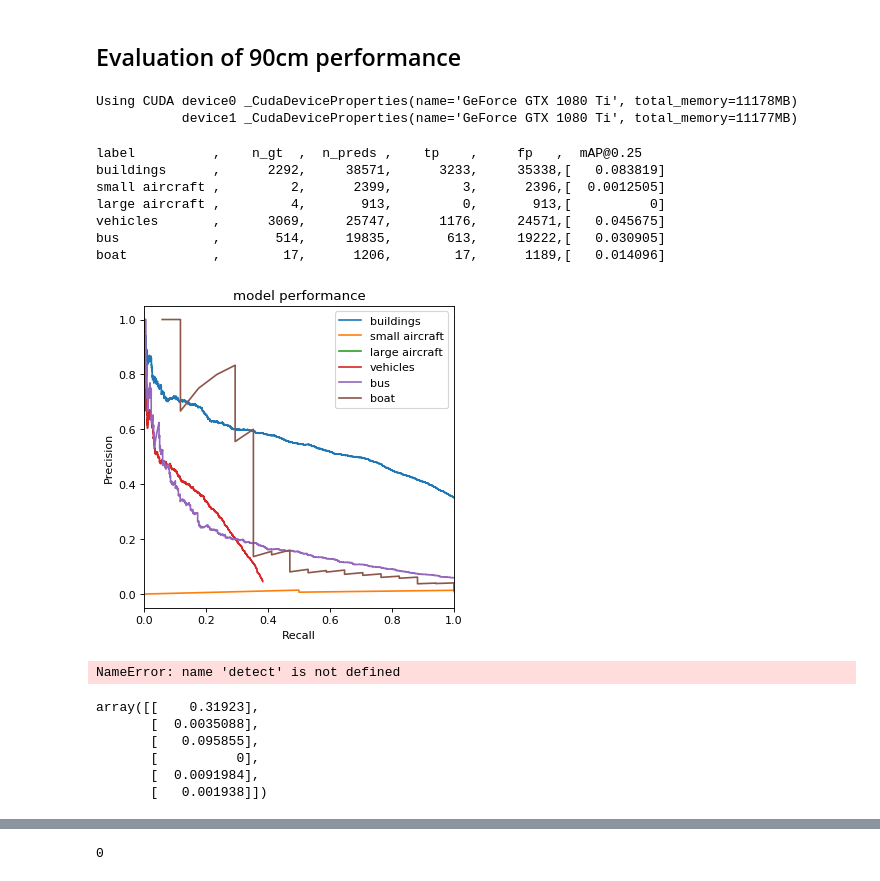
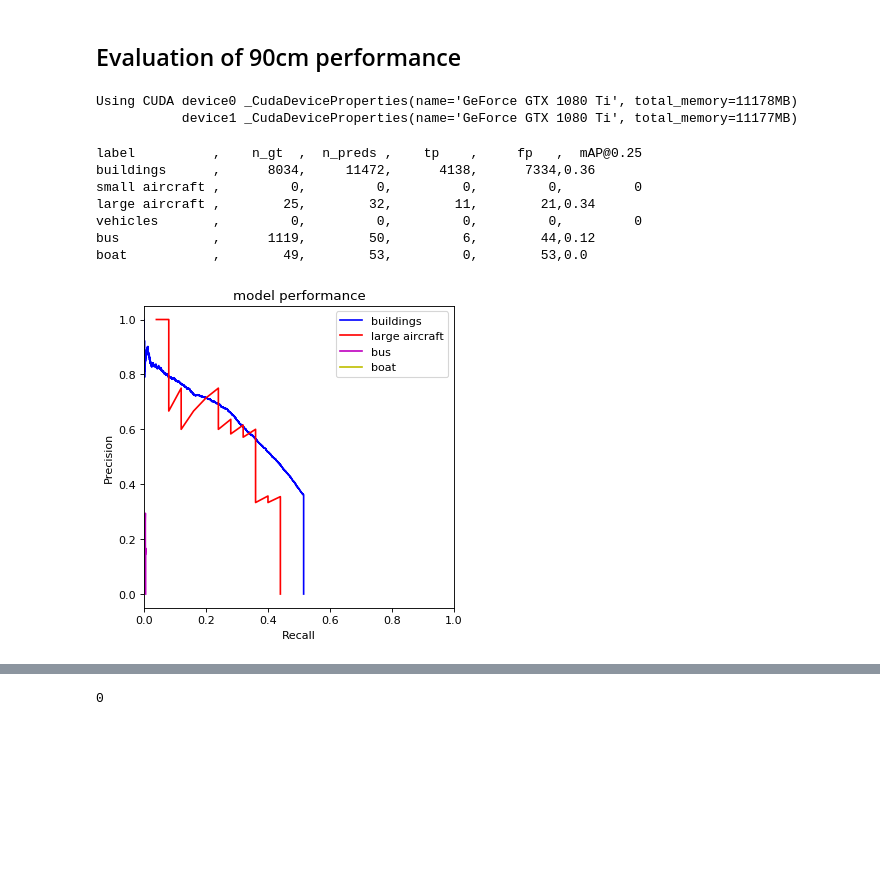
Before and after one commit to jzisheng/yolov3, a Jupyter notebook: yolov3_evaluation.ipynb, the cells around one changed output, grey strips where cells are left out. Cells and saved outputs as stored; diff of their text form; code cells hidden in the pictures; blank space fills up the shorter version.

```diff
--- a/yolov3_evaluation.ipynb
+++ b/yolov3_evaluation.ipynb
@@ -243,35 +490,22 @@ boat           ,        35,         1,         0,         1,[          0]
 ## Evaluation of 90cm performance
 # %%
 # Test
-stats = test.my_test(cfg='cfg/yolov3-spp.cfg',
+stats2 = test.my_test(cfg='cfg/yolov3-spp.cfg',
          data='/data/zjc4/chipped-90/xview_data.txt',
          weights='weights/best-90.pt',
          batch_size=32,
          img_size=416,
-         conf_thres=0.001,
-         iou_thres=0.25,
+         conf_thres=0.06,
+         iou_thres=0.5,
          save_json=True)
 # %% [output]
 Using CUDA device0 _CudaDeviceProperties(name='GeForce GTX 1080 Ti', total_memory=11178MB)
            device1 _CudaDeviceProperties(name='GeForce GTX 1080 Ti', total_memory=11177MB)
 label          ,    n_gt  ,  n_preds ,    tp    ,     fp   ,  mAP@0.25
-buildings      ,      2292,     38571,      3233,     35338,[   0.083819]
-small aircraft ,         2,      2399,         3,      2396,[  0.0012505]
-large aircraft ,         4,       913,         0,       913,[          0]
-vehicles       ,      3069,     25747,      1176,     24571,[   0.045675]
-bus            ,       514,     19835,       613,     19222,[   0.030905]
-boat           ,        17,      1206,        17,      1189,[   0.014096]
+buildings      ,      8034,     11472,      4138,      7334,0.36
+small aircraft ,         0,         0,         0,         0,         0
+large aircraft ,        25,        32,        11,        21,0.34
+vehicles       ,         0,         0,         0,         0,         0
+bus            ,      1119,        50,         6,        44,0.12
+boat           ,        49,        53,         0,        53,0.0
-[figure, old version]
+[figure, new version]
-# %%
-p, r, ap, f1, ap_class = detect.my_ap_per_class(*stats)
-# %% [output]
-NameError: name 'detect' is not defined
-# %%
-p
-# %% [output]
-array([[    0.31923],
-       [  0.0035088],
-       [   0.095855],
-       [          0],
-       [  0.0091984],
-       [   0.001938]])
```
Also changed, not shown: parts of 28 cells of this notebook, 11 other files.
